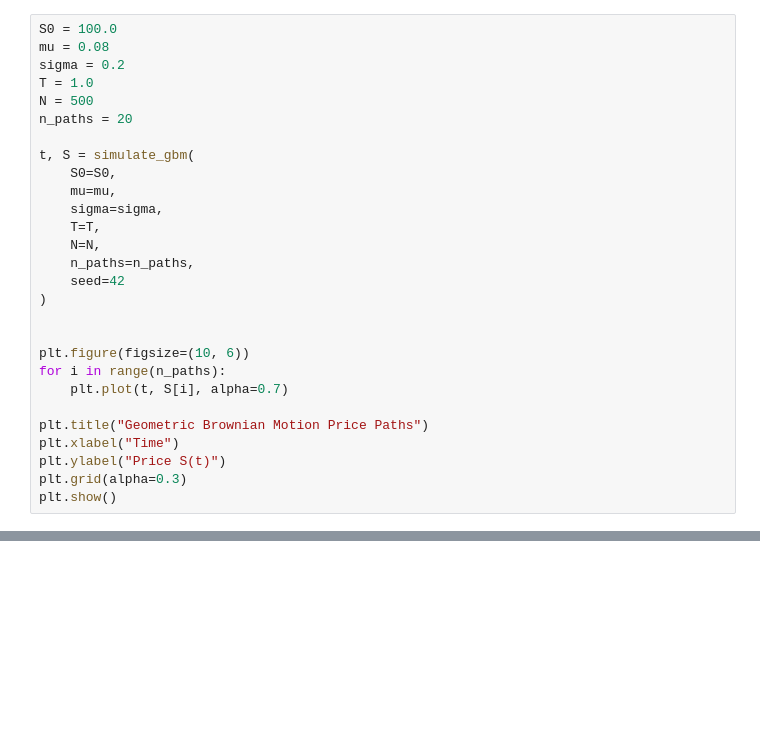
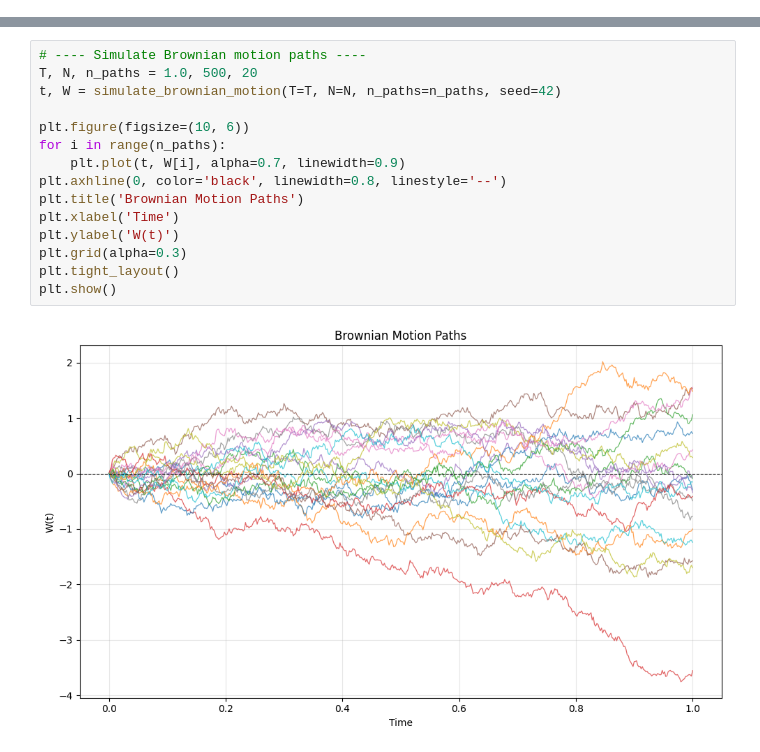
Before and after one commit to Philipst77/Computational-Finance-Quantitative-Modeling, a Jupyter notebook: src/stochastic_processes/simulations.ipynb, the cells around one changed output, grey strips where cells are left out. Drawn from its saved outputs; the diff is of its cells as text; blank space fills up the shorter version.

```diff
--- a/src/stochastic_processes/simulations.ipynb
+++ b/src/stochastic_processes/simulations.ipynb
@@ -66,28 +0,0 @@ Randomness acts on **log-returns**, and exponentiation converts it into:
-# %%
-S0 = 100.0
-mu = 0.08
-sigma = 0.2
-T = 1.0
-N = 500
-n_paths = 20
-
-t, S = simulate_gbm(
-    S0=S0,
-    mu=mu,
-    sigma=sigma,
-    T=T,
-    N=N,
-    n_paths=n_paths,
-    seed=42
-)
-
-
-plt.figure(figsize=(10, 6))
-for i in range(n_paths):
-    plt.plot(t, S[i], alpha=0.7)
-
-plt.title("Geometric Brownian Motion Price Paths")
-plt.xlabel("Time")
-plt.ylabel("Price S(t)")
-plt.grid(alpha=0.3)
-plt.show()
@@ -189,0 +52,17 @@ it **extracts numerical expectations** from stochastic models.
+# %%
+# ---- Simulate Brownian motion paths ----
+T, N, n_paths = 1.0, 500, 20
+t, W = simulate_brownian_motion(T=T, N=N, n_paths=n_paths, seed=42)
+
+plt.figure(figsize=(10, 6))
+for i in range(n_paths):
+    plt.plot(t, W[i], alpha=0.7, linewidth=0.9)
+plt.axhline(0, color='black', linewidth=0.8, linestyle='--')
+plt.title('Brownian Motion Paths')
+plt.xlabel('Time')
+plt.ylabel('W(t)')
+plt.grid(alpha=0.3)
+plt.tight_layout()
+plt.show()
+# %% [output]
+[figure, added]
```
Also changed, not shown: parts of 39 cells of this notebook, 47 other files.
